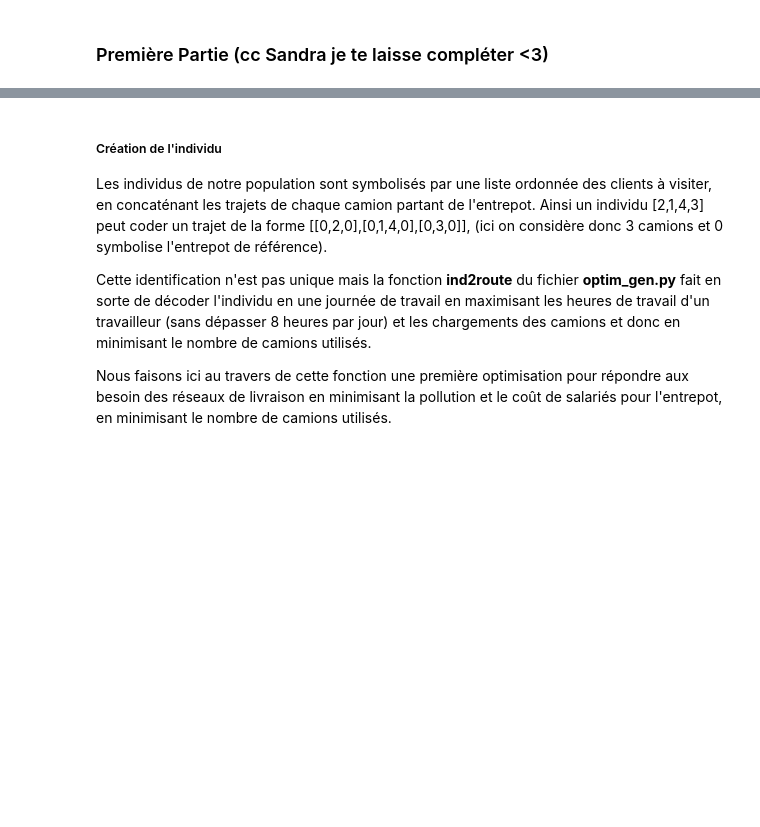
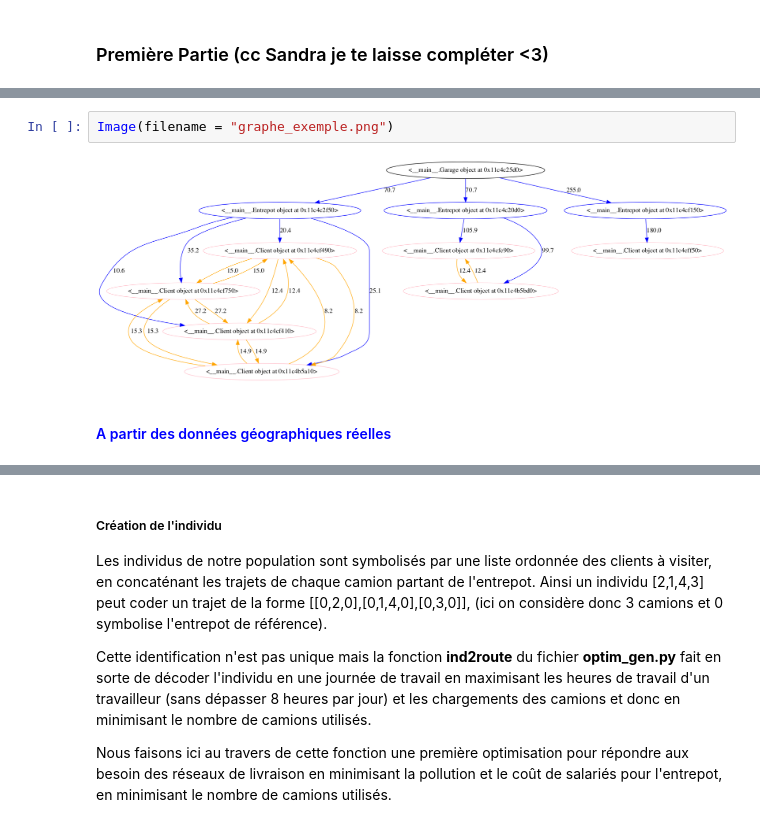
Before and after one commit to EmmaBouhanna/optim_livraison, a Jupyter notebook: Documentation.ipynb, the cells around one changed output, grey strips where cells are left out. Saved outputs shown, nothing was run; the diff lists cells and outputs as text; blank space fills up the shorter version.

```diff
--- a/Documentation.ipynb
+++ b/Documentation.ipynb
@@ -27,0 +79,6 @@ Dans le fichier $__init__.py$, changer la variable PATH en mettant la votre pour
+# %%
+Image(filename = "graphe_exemple.png")
+# %% [output]
+[figure, added]
+# %% [markdown]
+#### <font color = "blue"> A partir des données géographiques réelles </font>
```
Also changed, not shown: parts of 8 cells of this notebook.
